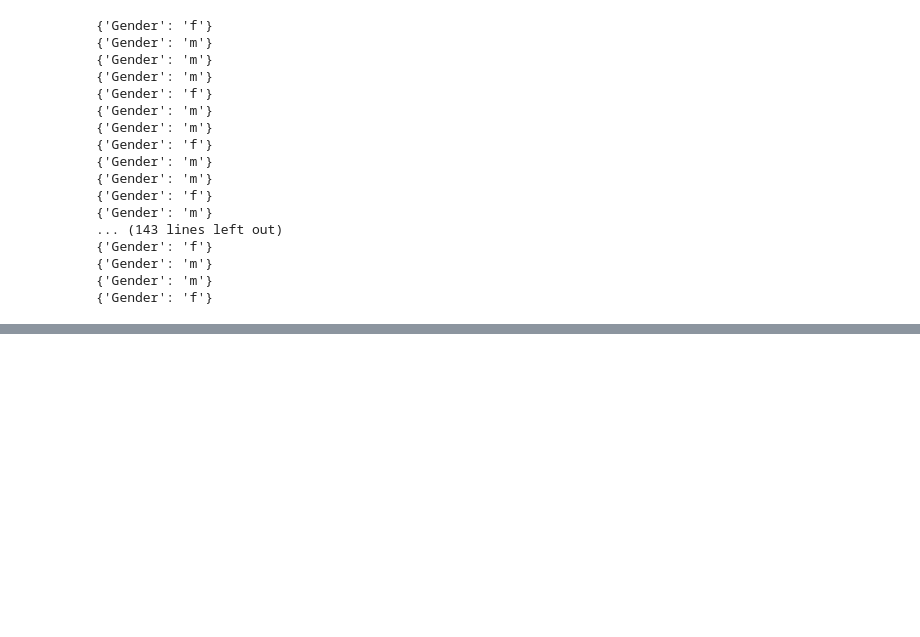
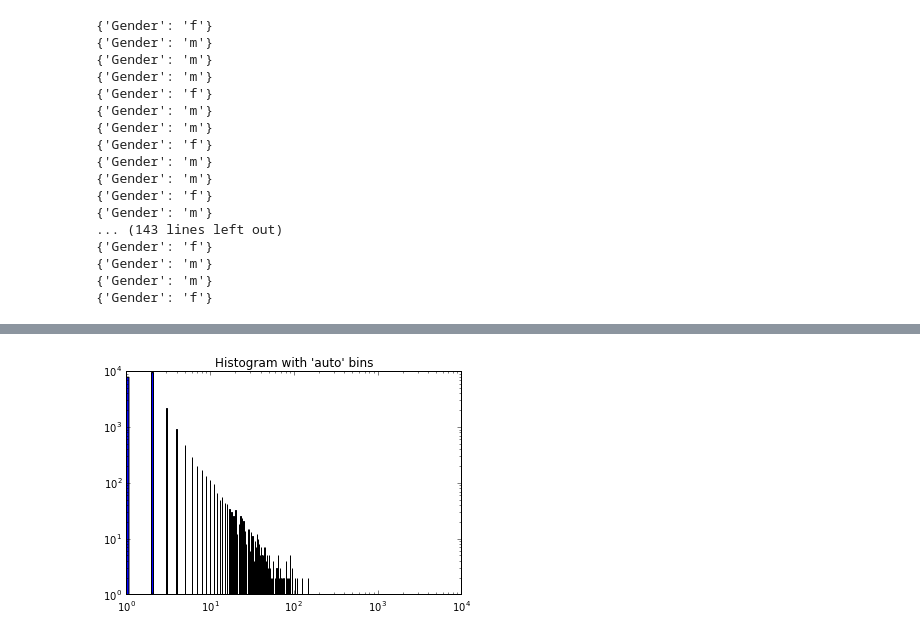
Before and after one commit to fedesevle/Redes_FLEM, a Jupyter notebook: Ejercicio2.ipynb, the cells around one changed output, grey strips where cells are left out. Cells and saved outputs as stored; diff of their text form; code cells hidden in the pictures; blank space fills up the shorter version.

```diff
--- a/Ejercicio2.ipynb
+++ b/Ejercicio2.ipynb
@@ -190,0 +207,7 @@ G = nx.read_gml('as-22july06.gml')
+# %%
+plt.hist(Datos, bins='auto',log=True)  # arguments are passed to np.histogram
+plt.xscale('log')
+plt.title("Histogram with 'auto' bins")
+plt.show()
+# %% [output]
+[figure, added]
```
Also changed, not shown: parts of 3 cells of this notebook, 1 other file.
